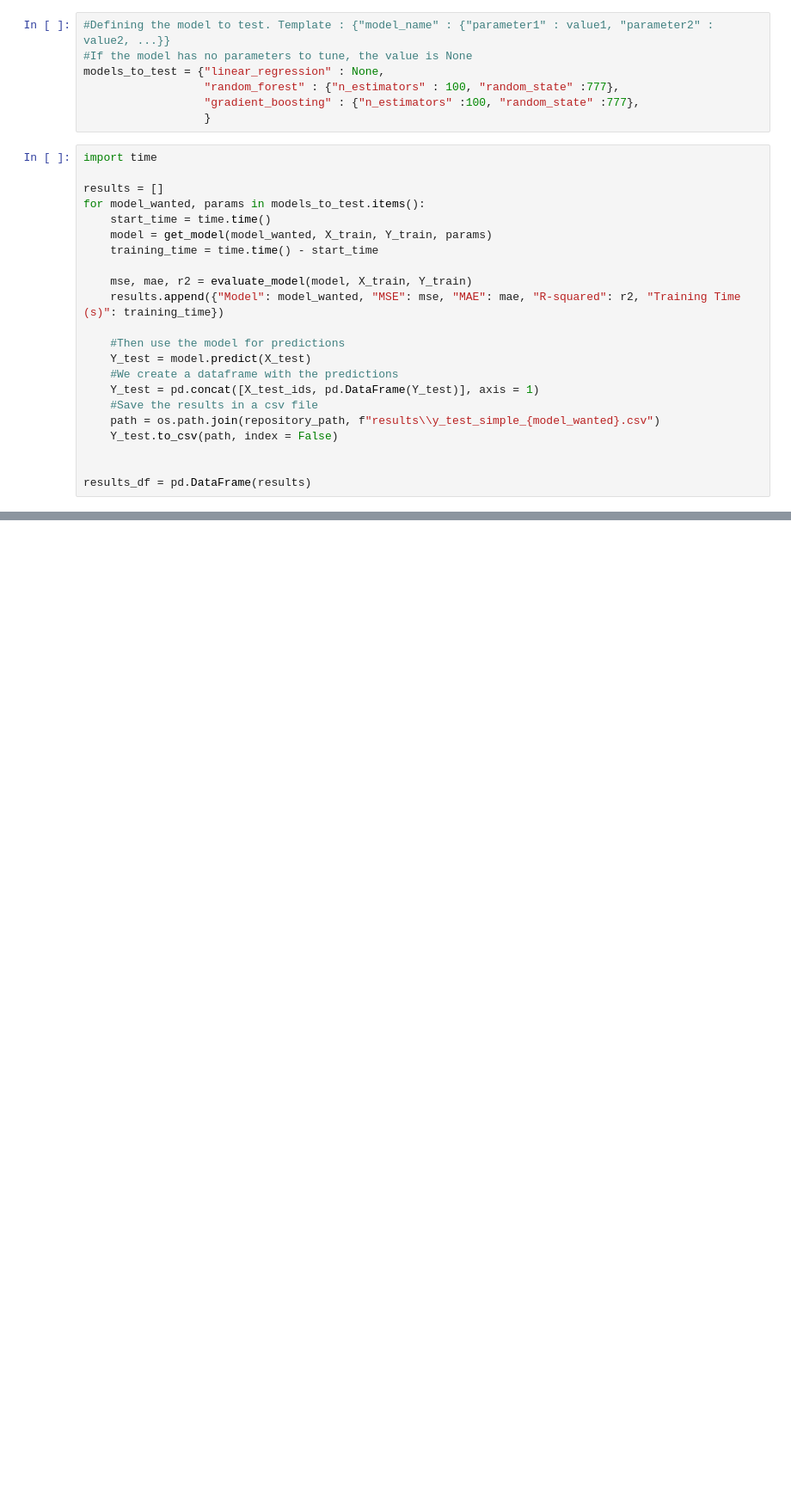
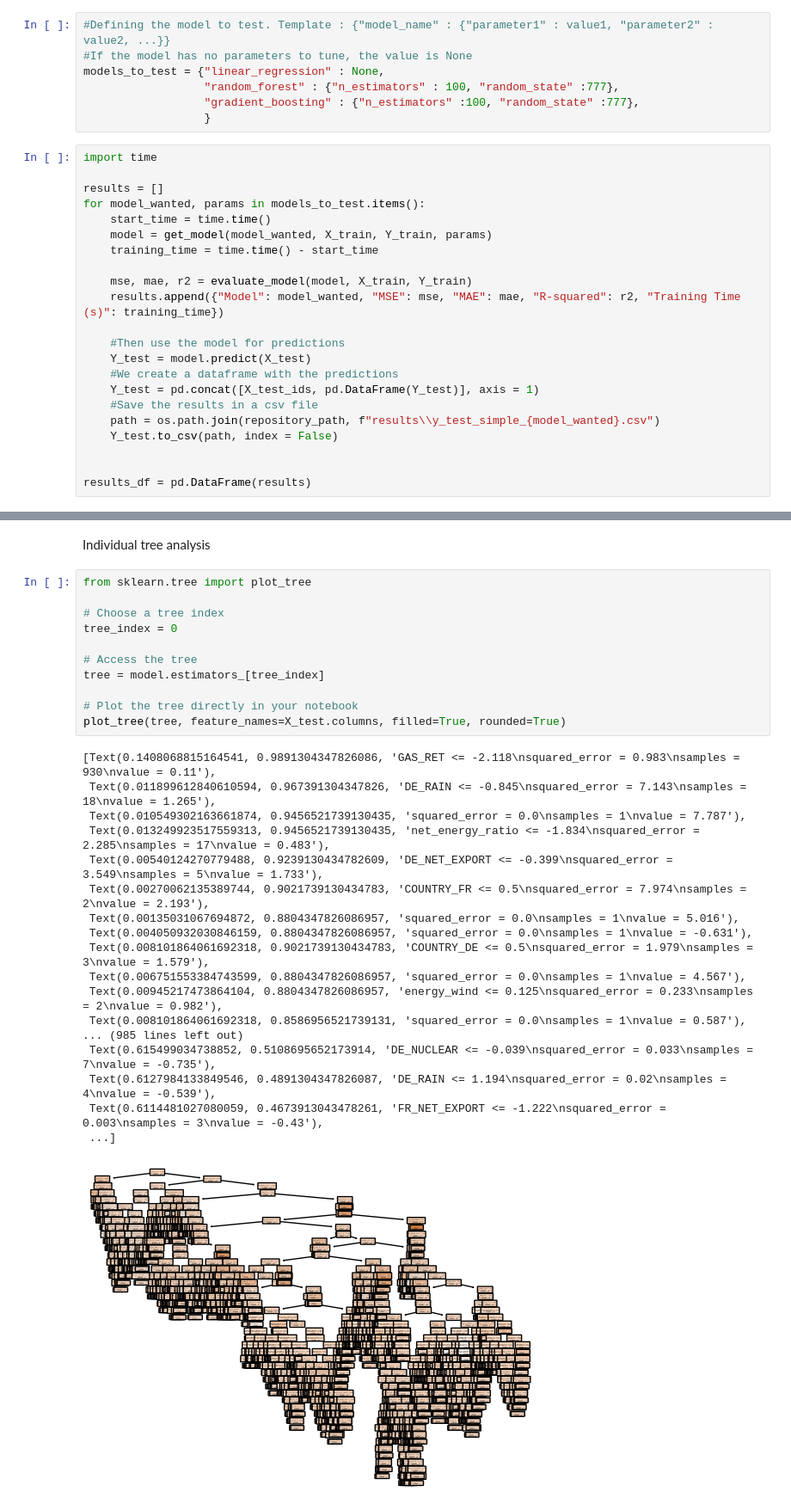
Before and after one commit to hugothevenet/EL_project, a Jupyter notebook: notebooks/predicting_models/simple_models_benchmark.ipynb, the cells around one changed output, grey strips where cells are left out. Shown: that part at 86% size. Saved outputs shown, nothing was run; the diff lists cells and outputs as text; blank space fills up the shorter version.

```diff
--- a/notebooks/predicting_models/simple_models_benchmark.ipynb
+++ b/notebooks/predicting_models/simple_models_benchmark.ipynb
@@ -172,0 +221,32 @@ results_df
+# %% [markdown]
+Individual tree analysis
+# %%
+from sklearn.tree import plot_tree
+
+# Choose a tree index
+tree_index = 0
+
+# Access the tree
+tree = model.estimators_[tree_index]
+
+# Plot the tree directly in your notebook
+plot_tree(tree, feature_names=X_test.columns, filled=True, rounded=True)
+# %% [output]
+[Text(0.1408068815164541, 0.9891304347826086, 'GAS_RET <= -2.118\nsquared_error = 0.983\nsamples = 930\nvalue = 0.11'),
+ Text(0.011899612840610594, 0.967391304347826, 'DE_RAIN <= -0.845\nsquared_error = 7.143\nsamples = 18\nvalue = 1.265'),
+ Text(0.010549302163661874, 0.9456521739130435, 'squared_error = 0.0\nsamples = 1\nvalue = 7.787'),
+ Text(0.013249923517559313, 0.9456521739130435, 'net_energy_ratio <= -1.834\nsquared_error = 2.285\nsamples = 17\nvalue = 0.483'),
+ Text(0.00540124270779488, 0.9239130434782609, 'DE_NET_EXPORT <= -0.399\nsquared_error = 3.549\nsamples = 5\nvalue = 1.733'),
+ Text(0.00270062135389744, 0.9021739130434783, 'COUNTRY_FR <= 0.5\nsquared_error = 7.974\nsamples = 2\nvalue = 2.193'),
+ Text(0.00135031067694872, 0.8804347826086957, 'squared_error = 0.0\nsamples = 1\nvalue = 5.016'),
+ Text(0.004050932030846159, 0.8804347826086957, 'squared_error = 0.0\nsamples = 1\nvalue = -0.631'),
+ Text(0.008101864061692318, 0.9021739130434783, 'COUNTRY_DE <= 0.5\nsquared_error = 1.979\nsamples = 3\nvalue = 1.579'),
+ Text(0.006751553384743599, 0.8804347826086957, 'squared_error = 0.0\nsamples = 1\nvalue = 4.567'),
+ Text(0.00945217473864104, 0.8804347826086957, 'energy_wind <= 0.125\nsquared_error = 0.233\nsamples = 2\nvalue = 0.982'),
+ Text(0.008101864061692318, 0.8586956521739131, 'squared_error = 0.0\nsamples = 1\nvalue = 0.587'),
+... (985 lines left out)
+ Text(0.615499034738852, 0.5108695652173914, 'DE_NUCLEAR <= -0.039\nsquared_error = 0.033\nsamples = 7\nvalue = -0.735'),
+ Text(0.6127984133849546, 0.4891304347826087, 'DE_RAIN <= 1.194\nsquared_error = 0.02\nsamples = 4\nvalue = -0.539'),
+ Text(0.6114481027080059, 0.4673913043478261, 'FR_NET_EXPORT <= -1.222\nsquared_error = 0.003\nsamples = 3\nvalue = -0.43'),
+ ...]
+[figure, added]
```
Also changed, not shown: parts of 10 cells of this notebook.
